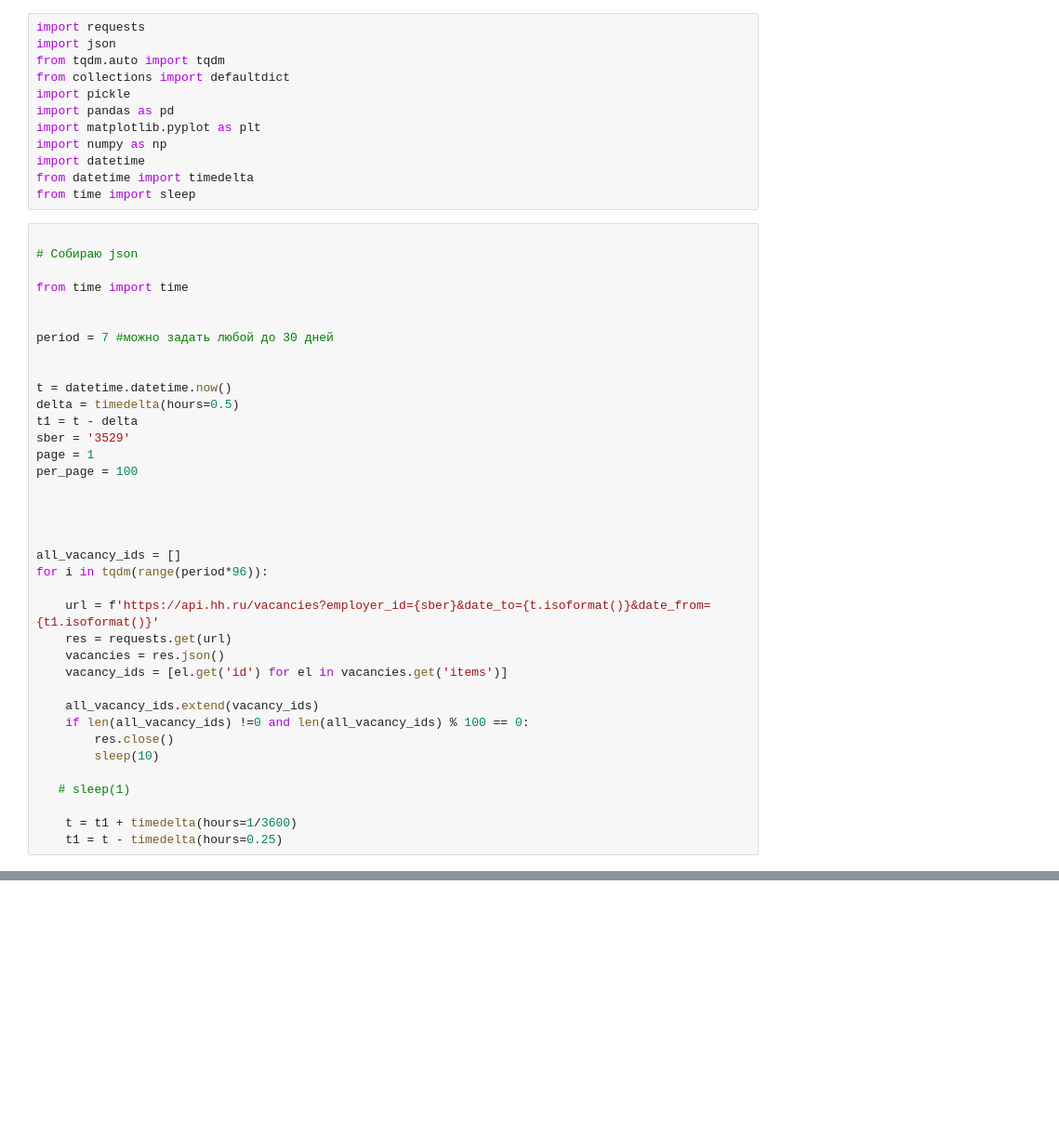
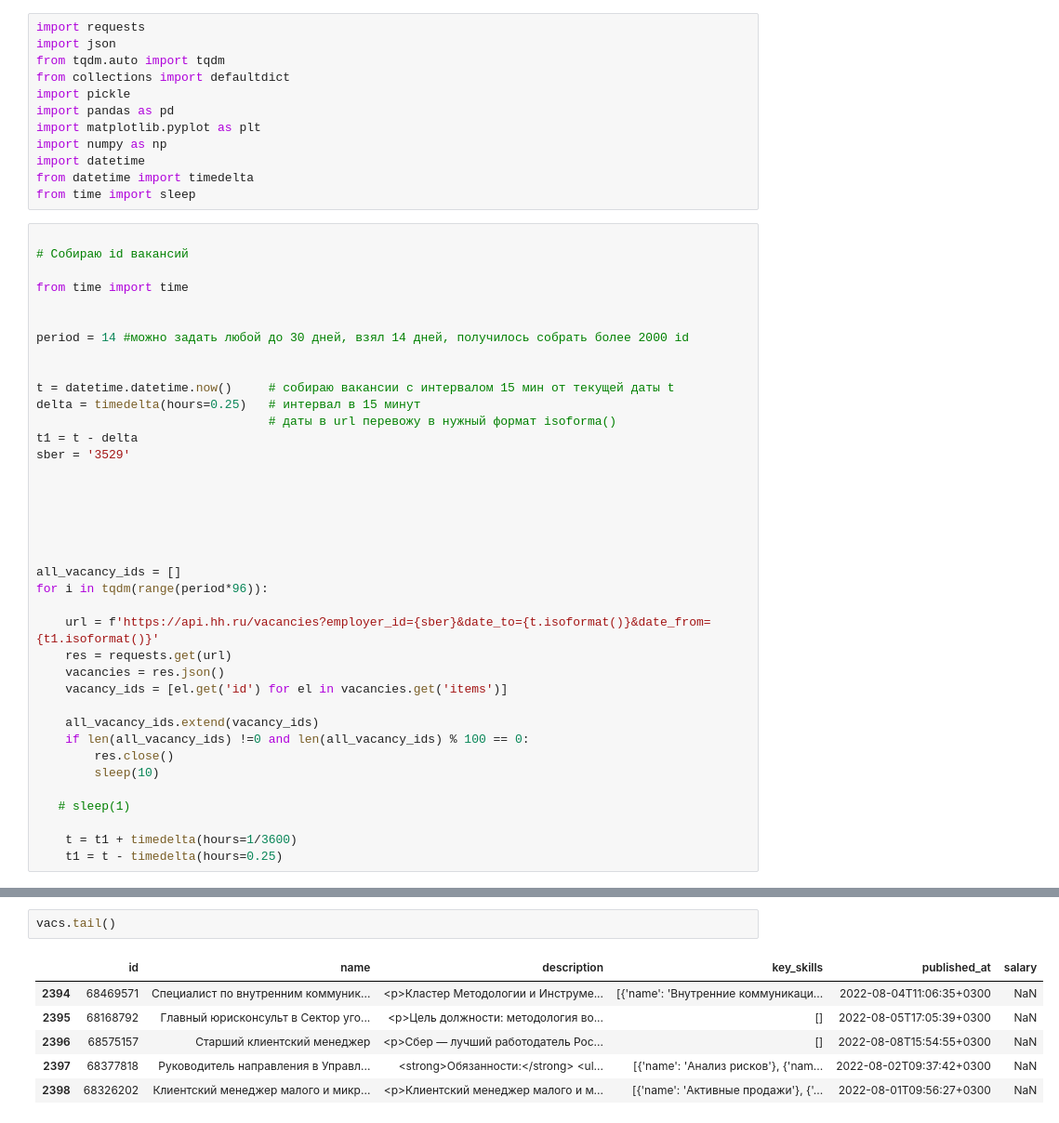
Before and after one commit to Andrewekb/study_for_github, a Jupyter notebook: hh-api-task.ipynb, the cells around one changed output, grey strips where cells are left out. Shown at 93% size. Drawn from its saved outputs; the diff is of its cells as text; blank space fills up the shorter version.

```diff
--- a/hh-api-task.ipynb
+++ b/hh-api-task.ipynb
@@ -12,20 +12,21 @@ from datetime import timedelta
 from time import sleep
 # %%
 
-# Собираю json
+# Собираю id вакансий
 
 from time import time
 
 
-period = 7 #можно задать любой до 30 дней
+period = 14 #можно задать любой до 30 дней, взял 14 дней, получилось собрать более 2000 id
 
 
-t = datetime.datetime.now()
-delta = timedelta(hours=0.5)
+t = datetime.datetime.now()     # собираю вакансии с интервалом 15 мин от текущей даты t
+delta = timedelta(hours=0.25)   # интервал в 15 минут
+                                # даты в url перевожу в нужный формат isoforma()
 t1 = t - delta
 sber = '3529'
-page = 1
-per_page = 100
+
+
 
 
 
@@ -64,0 +97,9 @@ for vac_id in tqdm(set(all_vacancy_ids)):
+# %%
+vacs.tail()
+# %% [output]
+|  | id | name | description | key_skills | published_at | salary |
+| 2394 | 68469571 | Специалист по внутренним коммуник... | <p>Кластер Методологии и Инструме... | [{'name': 'Внутренние коммуникаци... | 2022-08-04T11:06:35+0300 | NaN |
+| 2395 | 68168792 | Главный юрисконсульт в Сектор уго... | <p>Цель должности: методология во... | [] | 2022-08-05T17:05:39+0300 | NaN |
+| 2396 | 68575157 | Старший клиентский менеджер | <p>Сбер — лучший работодатель Рос... | [] | 2022-08-08T15:54:55+0300 | NaN |
+| 2397 | 68377818 | Руководитель направления в Управл... | <strong>Обязанности:</strong> <ul... | [{'name': 'Анализ рисков'}, {'nam... | 2022-08-02T09:37:42+0300 | NaN |
+| 2398 | 68326202 | Клиентский менеджер малого и микр... | <p>Клиентский менеджер малого и м... | [{'name': 'Активные продажи'}, {'... | 2022-08-01T09:56:27+0300 | NaN |
```
Also changed, not shown: parts of 13 cells of this notebook.
